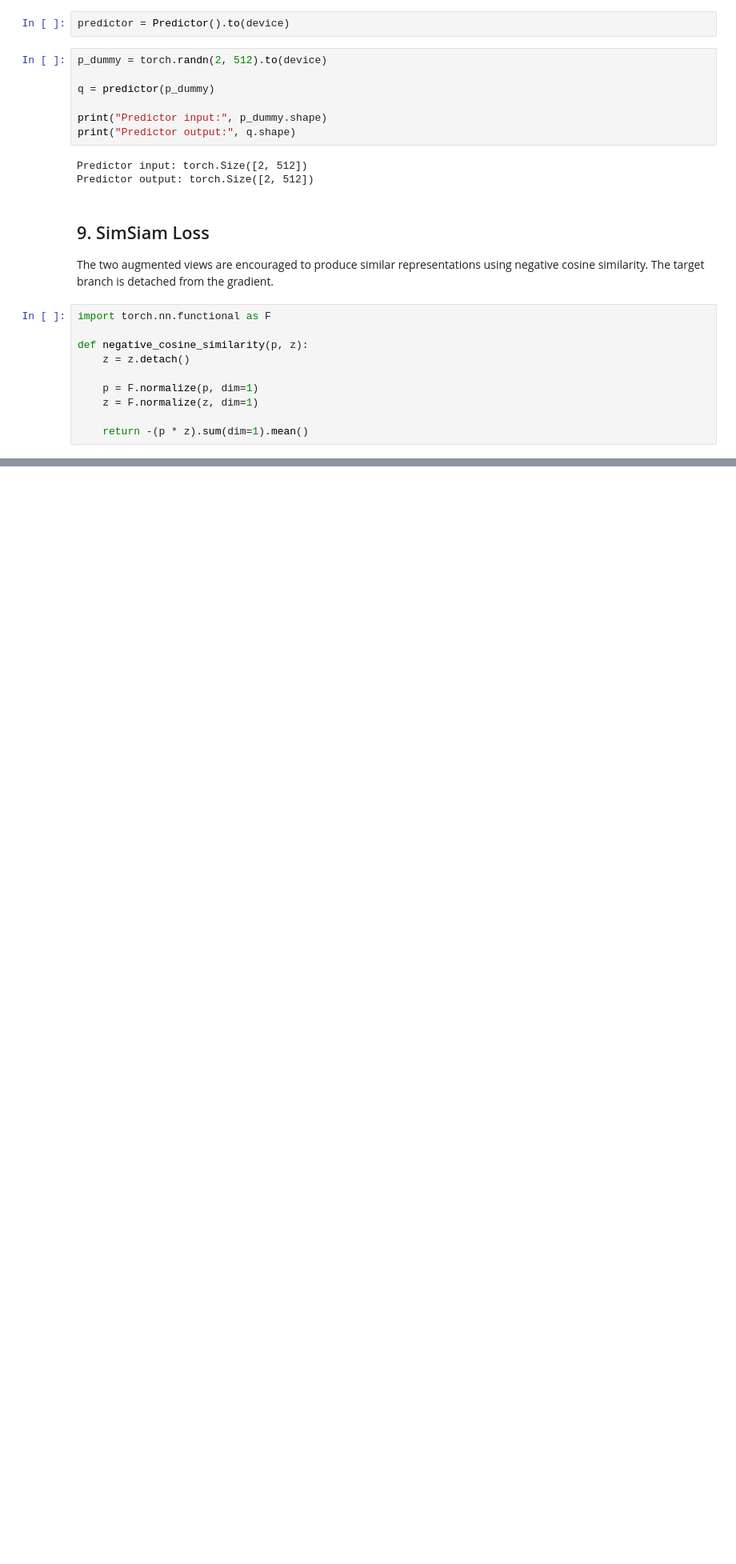
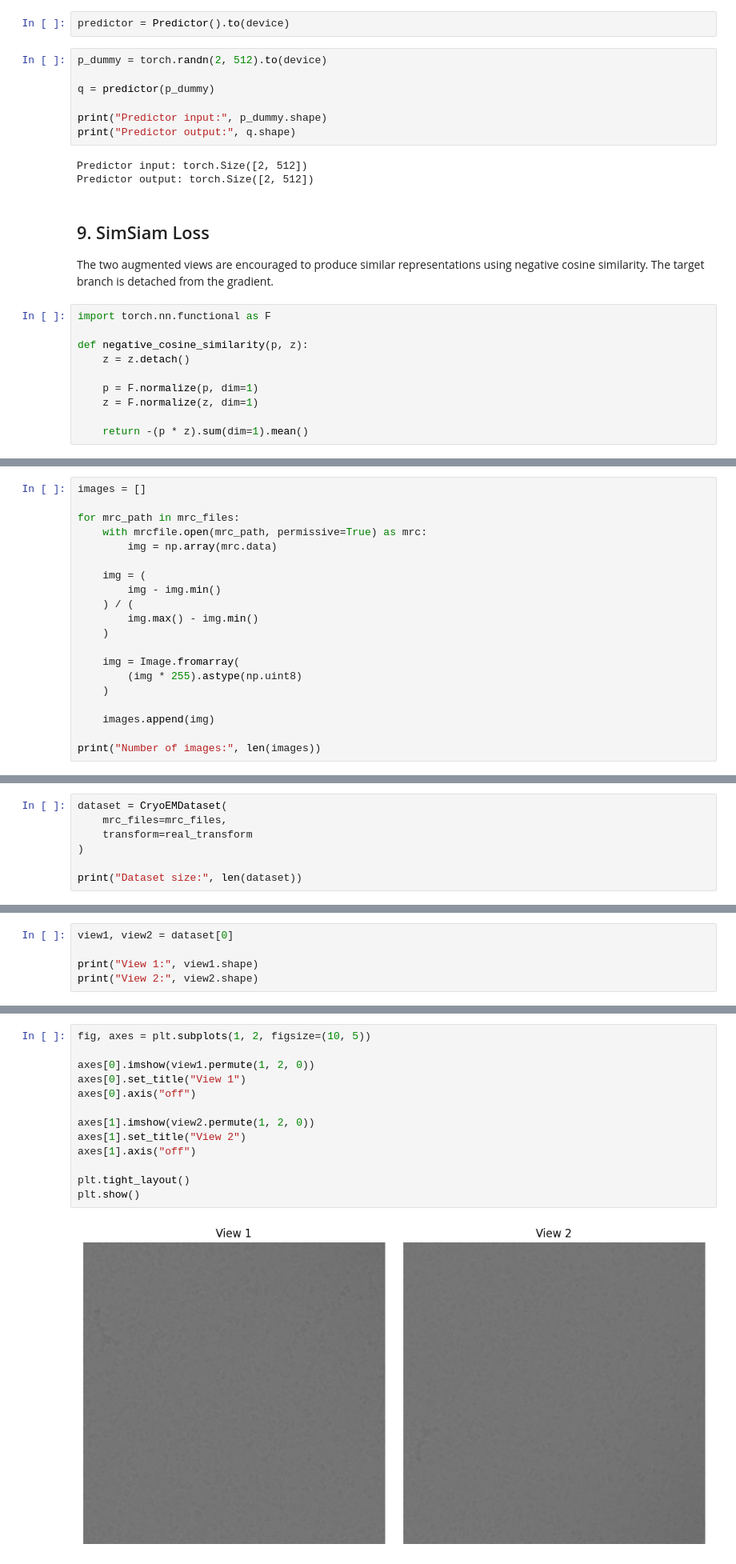
Before and after one commit to SiMi723/prismPYP-reproduction, a Jupyter notebook: notebooks/02_real_domain_simsiam.ipynb, the cells around one changed output, grey strips where cells are left out. Shown at 80% size. Drawn from its saved outputs; the diff is of its cells as text; blank space fills up the shorter version.

```diff
--- a/notebooks/02_real_domain_simsiam.ipynb
+++ b/notebooks/02_real_domain_simsiam.ipynb
@@ -419,0 +540,20 @@ SimSiam loss: 0.013436813838779926
+# %%
+images = []
+
+for mrc_path in mrc_files:
+    with mrcfile.open(mrc_path, permissive=True) as mrc:
+        img = np.array(mrc.data)
+
+    img = (
+        img - img.min()
+    ) / (
+        img.max() - img.min()
+    )
+
+    img = Image.fromarray(
+        (img * 255).astype(np.uint8)
+    )
+
+    images.append(img)
+
+print("Number of images:", len(images))
@@ -419,0 +676,7 @@ SimSiam loss: 0.013436813838779926
+# %%
+dataset = CryoEMDataset(
+    mrc_files=mrc_files,
+    transform=real_transform
+)
+
+print("Dataset size:", len(dataset))
@@ -419,0 +685,5 @@ SimSiam loss: 0.013436813838779926
+# %%
+view1, view2 = dataset[0]
+
+print("View 1:", view1.shape)
+print("View 2:", view2.shape)
@@ -419,0 +693,15 @@ SimSiam loss: 0.013436813838779926
+# %%
+fig, axes = plt.subplots(1, 2, figsize=(10, 5))
+
+axes[0].imshow(view1.permute(1, 2, 0))
+axes[0].set_title("View 1")
+axes[0].axis("off")
+
+axes[1].imshow(view2.permute(1, 2, 0))
+axes[1].set_title("View 2")
+axes[1].axis("off")
+
+plt.tight_layout()
+plt.show()
+# %% [output]
+[figure, added]
```
Also changed, not shown: parts of 30 cells of this notebook.
